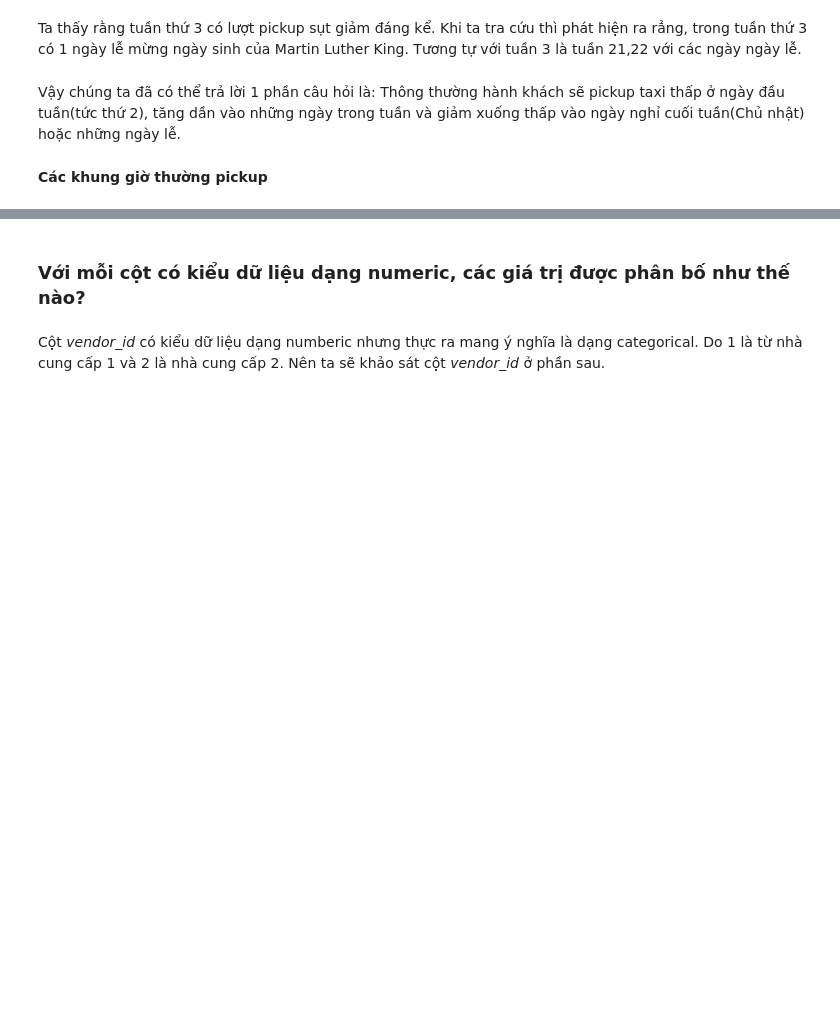
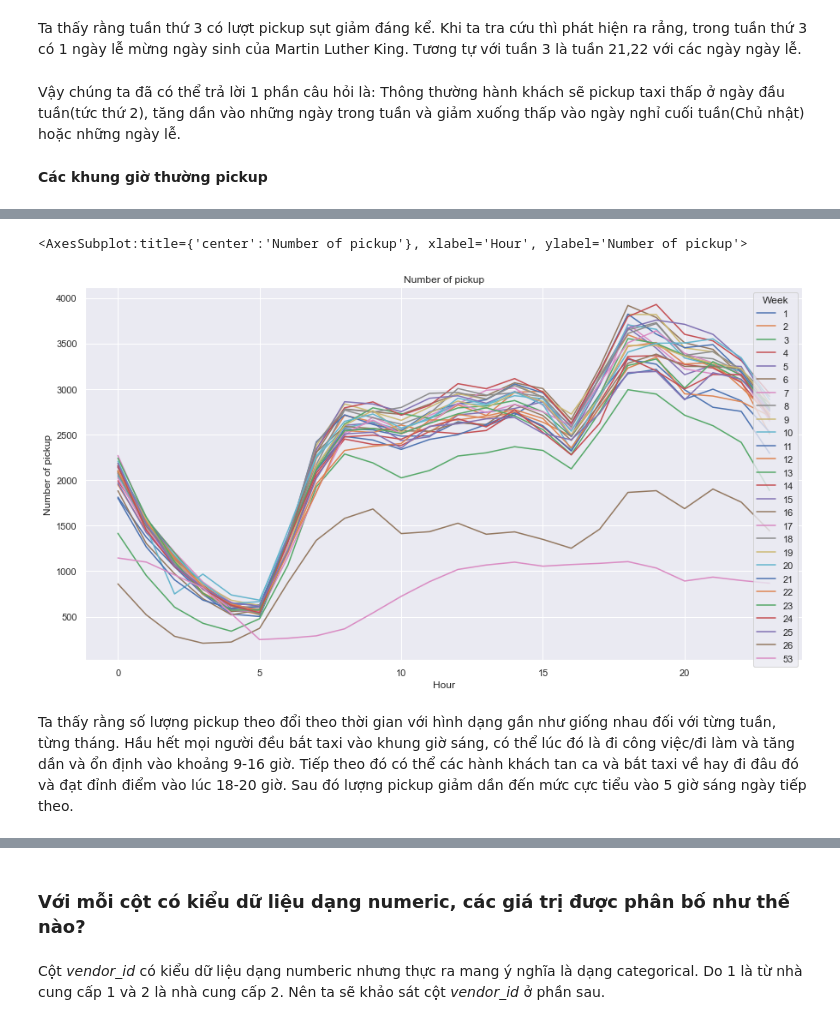
Before and after one commit to linh0303052/programming4DS, a Jupyter notebook: report.ipynb, the cells around one changed output, grey strips where cells are left out. Drawn from its saved outputs; the diff is of its cells as text; code cells hidden in the pictures; blank space fills up the shorter version.

```diff
--- a/report.ipynb
+++ b/report.ipynb
@@ -256,0 +262,7 @@ time_pickup.groupby(['Hour']).size().plot(kind='line', title='Visualize number p
+# %%
+time_pickup.groupby(['Hour', 'Week']).size().unstack().plot(kind='line', title='Number of pickup', figsize=(15, 8), legend=True,ylabel='Number of pickup')
+# %% [output]
+<AxesSubplot:title={'center':'Number of pickup'}, xlabel='Hour', ylabel='Number of pickup'>
+[figure, added]
+# %% [markdown]
+Ta thấy rằng số lượng pickup theo đổi theo thời gian với hình dạng gần như giống nhau đối với từng tuần, từng tháng. Hầu hết mọi người đều bắt  taxi vào khung giờ sáng, có thể lúc đó là đi công việc/đi làm và tăng dần và ổn định vào khoảng 9-16 giờ. Tiếp theo đó có thể các hành khách tan ca và bắt taxi về hay đi đâu đó và đạt đỉnh điểm vào lúc 18-20 giờ. Sau đó lượng pickup giảm dần đến mức cực tiểu vào 5 giờ sáng ngày tiếp theo.
```
Also changed, not shown: parts of 10 cells of this notebook.
